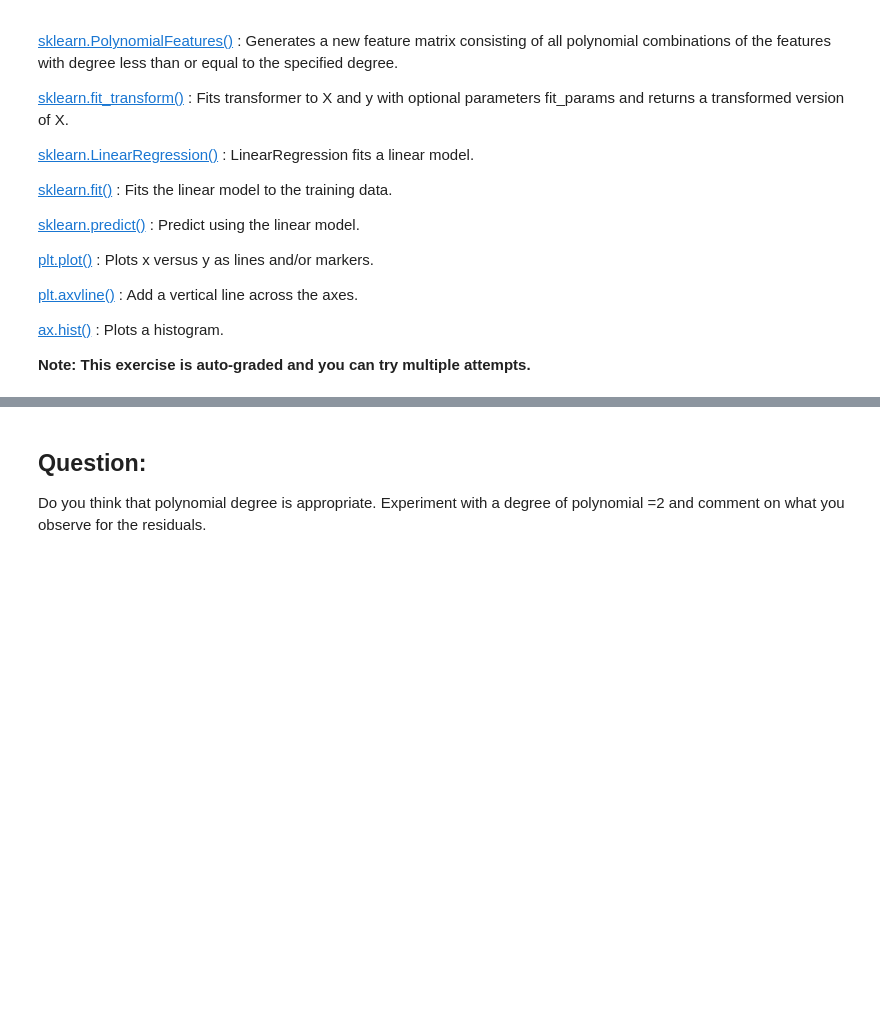
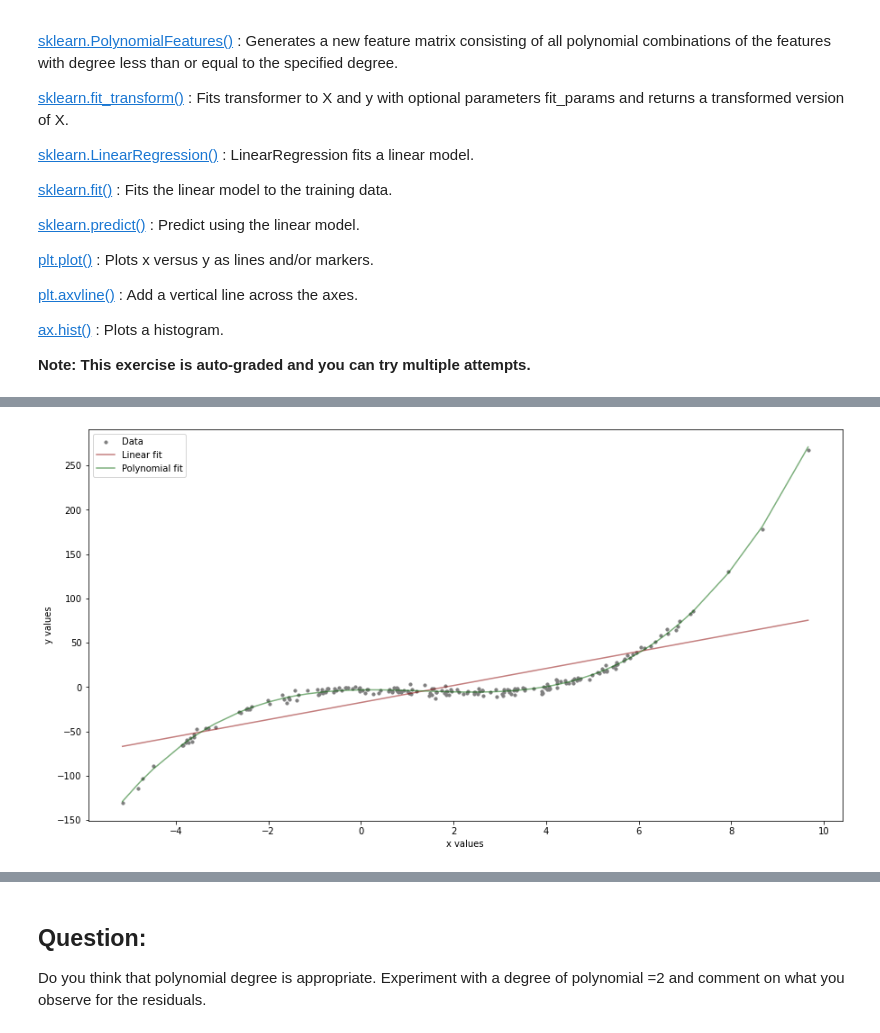
Before and after one commit to Harvard-IACS/2020-CS109A, a Jupyter notebook: content/lectures/lecture07/notebook/s2-exb1-challenge.ipynb, the cells around one changed output, grey strips where cells are left out. Drawn from its saved outputs; the diff is of its cells as text; code cells hidden in the pictures; blank space fills up the shorter version.

Commit message:
Fill in in-class exercise lecture 7

```diff
--- a/content/lectures/lecture07/notebook/s2-exb1-challenge.ipynb
+++ b/content/lectures/lecture07/notebook/s2-exb1-challenge.ipynb
@@ -60,7 +60,7 @@ from sklearn.preprocessing import PolynomialFeatures
 %matplotlib inline
 # %%
 # Read the data from 'poly.csv' to a dataframe
-df = pd.read_csv('poly.csv')
+df = pd.read_csv(r"C:\Users\GHTK\Linh\lu\2020-CS109A\content\lectures\lecture07\notebook\poly.csv")
 # Get the column values for x & y in numpy arrays
-x = df[['x']].___
-y = df['y'].___
+x = df[['x']].values
+y = df[['y']].values
@@ -80,25 +87,25 @@ ax.set_title('$y$ vs $x$');
 # %%
 # Fit a linear model on the data
-model = ____
-model.___(___)
+model = LinearRegression()
+model.fit(x, y)
 
 # Get the predictions on the entire data using the .predict() function
-y_lin_pred = model.predict(___)
+y_lin_pred = model.predict(x)
 # %%
 ### edTest(test_deg) ###
 # Now, we try polynomial regression
 # GUESS the correct polynomial degree based on the above graph
 
-guess_degree = ___
+guess_degree = 3
 
 # Generate polynomial features on the entire data
-x_poly= PolynomialFeatures(degree=guess_degree).fit_transform(___)
+x_poly= PolynomialFeatures(degree=guess_degree).fit_transform(x)
 # %%
 #Fit a polynomial model on the data, using x_poly as features
 polymodel = LinearRegression()
-polymodel.fit(_,_)
+polymodel.fit(x_poly, y)
 
-y_poly_pred = polymodel.predict(___)
+y_poly_pred = polymodel.predict(x_poly)
 # %%
 # To visualise the results, sort the x values using the helper code below
 # Worth examining and understand the code
@@ -117,19 +124,22 @@ y_lin_pred = y_lin_pred[idx]
 y_poly_pred= y_poly_pred[idx]
 # %%
 # First plot x & y values using plt.scatter
-plt.scatter(_, _, s=10, label="Data")
+plt.figure(figsize=(15, 8))
+plt.scatter(x, y, s=10, label="Data", color='grey')
 
 # Now, plot the linear regression fit curve
-plt.plot(_,_,label="Linear fit")
+plt.plot(x, y_lin_pred,label="Linear fit", color='darkred', alpha=0.5)
 
 # Also plot the polynomial regression fit curve
-plt.plot(_, _, label="Polynomial fit")
+plt.plot(x, y_poly_pred, label="Polynomial fit", color='darkgreen', alpha=0.5)
 
 #Assigning labels to the axes
 plt.xlabel("x values")
 plt.ylabel("y values")
 plt.legend()
 plt.show()
+# %% [output]
+[figure, added]
 # %%
 ### edTest(test_poly_predictions) ###
 #Calculate the residual values for the polynomial model
```
Also changed, not shown: parts of 6 cells of this notebook, 1 other file.
